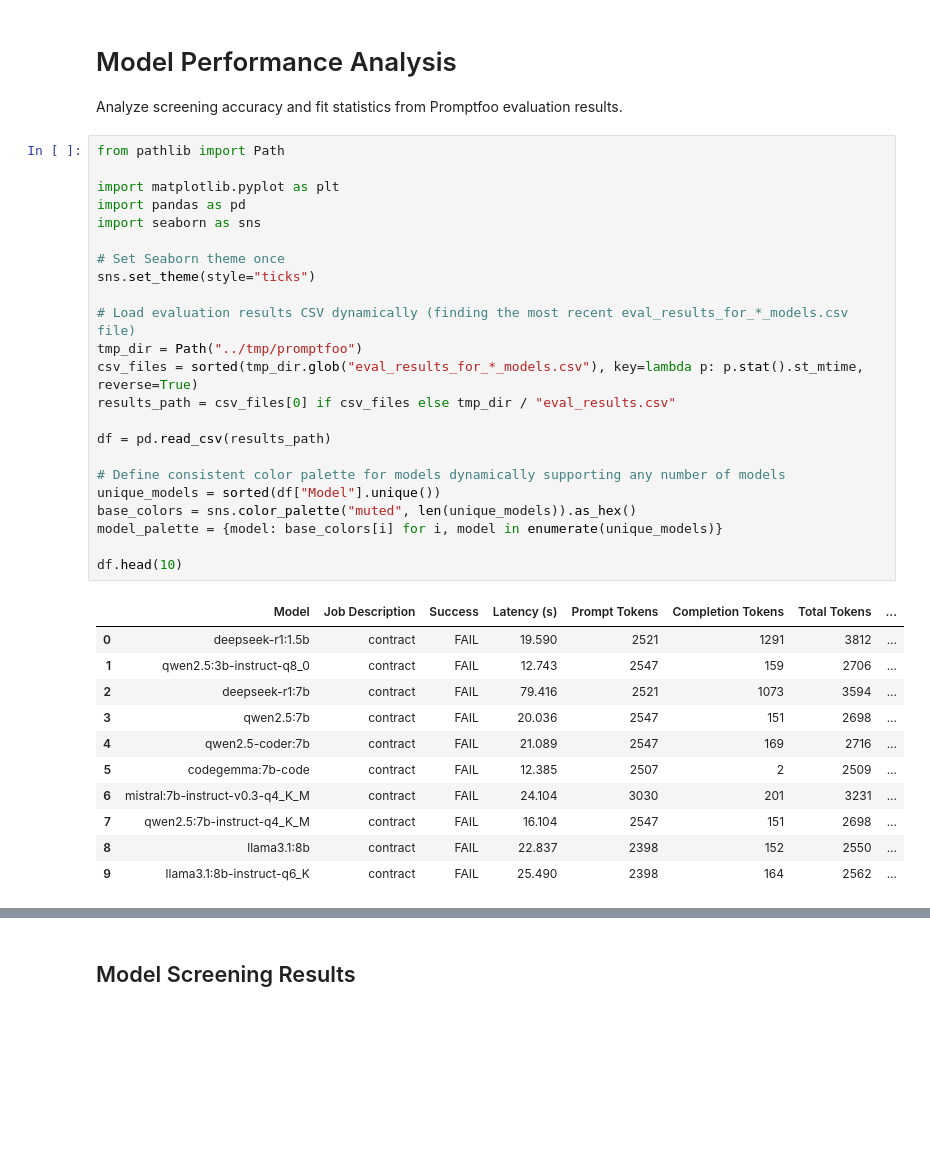
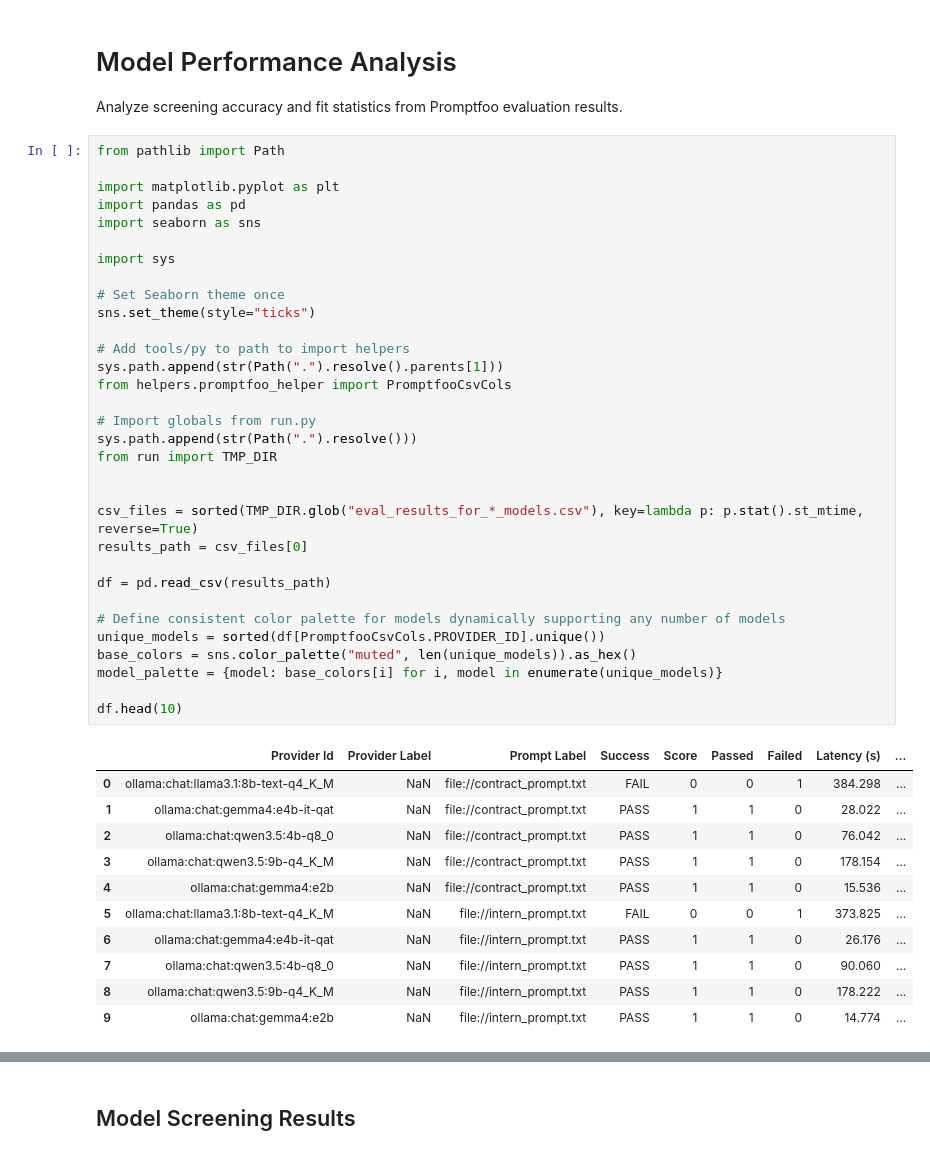
Before and after one commit to kirillstrelkov/job-hunt, a Jupyter notebook: tools/py/job_finder/promptfoo/models_analys.ipynb, the cells around one changed output, grey strips where cells are left out. Saved outputs shown, nothing was run; the diff lists cells and outputs as text; blank space fills up the shorter version.

```diff
--- a/tools/py/job_finder/promptfoo/models_analys.ipynb
+++ b/tools/py/job_finder/promptfoo/models_analys.ipynb
@@ -4,37 +4,46 @@ Analyze screening accuracy and fit statistics from Promptfoo evaluation results.
 # %%
 from pathlib import Path
 
 import matplotlib.pyplot as plt
 import pandas as pd
 import seaborn as sns
 
+import sys
+
 # Set Seaborn theme once
 sns.set_theme(style="ticks")
 
-# Load evaluation results CSV dynamically (finding the most recent eval_results_for_*_models.csv file)
-tmp_dir = Path("../tmp/promptfoo")
-csv_files = sorted(tmp_dir.glob("eval_results_for_*_models.csv"), key=lambda p: p.stat().st_mtime, reverse=True)
-results_path = csv_files[0] if csv_files else tmp_dir / "eval_results.csv"
+# Add tools/py to path to import helpers
+sys.path.append(str(Path(".").resolve().parents[1]))
+from helpers.promptfoo_helper import PromptfooCsvCols
+
+# Import globals from run.py
+sys.path.append(str(Path(".").resolve()))
+from run import TMP_DIR
+
+
+csv_files = sorted(TMP_DIR.glob("eval_results_for_*_models.csv"), key=lambda p: p.stat().st_mtime, reverse=True)
+results_path = csv_files[0]
 
 df = pd.read_csv(results_path)
 
 # Define consistent color palette for models dynamically supporting any number of models
-unique_models = sorted(df["Model"].unique())
+unique_models = sorted(df[PromptfooCsvCols.PROVIDER_ID].unique())
 base_colors = sns.color_palette("muted", len(unique_models)).as_hex()
 model_palette = {model: base_colors[i] for i, model in enumerate(unique_models)}
 
 df.head(10)
 # %% [output]
-|  | Model | Job Description | Success | Latency (s) | Prompt Tokens | Completion Tokens | Total Tokens | ... |
-| 0 | deepseek-r1:1.5b | contract | FAIL | 19.590 | 2521 | 1291 | 3812 | ... |
-| 1 | qwen2.5:3b-instruct-q8_0 | contract | FAIL | 12.743 | 2547 | 159 | 2706 | ... |
-| 2 | deepseek-r1:7b | contract | FAIL | 79.416 | 2521 | 1073 | 3594 | ... |
-| 3 | qwen2.5:7b | contract | FAIL | 20.036 | 2547 | 151 | 2698 | ... |
-| 4 | qwen2.5-coder:7b | contract | FAIL | 21.089 | 2547 | 169 | 2716 | ... |
-| 5 | codegemma:7b-code | contract | FAIL | 12.385 | 2507 | 2 | 2509 | ... |
-| 6 | mistral:7b-instruct-v0.3-q4_K_M | contract | FAIL | 24.104 | 3030 | 201 | 3231 | ... |
-| 7 | qwen2.5:7b-instruct-q4_K_M | contract | FAIL | 16.104 | 2547 | 151 | 2698 | ... |
-| 8 | llama3.1:8b | contract | FAIL | 22.837 | 2398 | 152 | 2550 | ... |
-| 9 | llama3.1:8b-instruct-q6_K | contract | FAIL | 25.490 | 2398 | 164 | 2562 | ... |
+|  | Provider Id | Provider Label | Prompt Label | Success | Score | Passed | Failed | Latency (s) | ... |
+| 0 | ollama:chat:llama3.1:8b-text-q4_K_M | NaN | file://contract_prompt.txt | FAIL | 0 | 0 | 1 | 384.298 | ... |
+| 1 | ollama:chat:gemma4:e4b-it-qat | NaN | file://contract_prompt.txt | PASS | 1 | 1 | 0 | 28.022 | ... |
+| 2 | ollama:chat:qwen3.5:4b-q8_0 | NaN | file://contract_prompt.txt | PASS | 1 | 1 | 0 | 76.042 | ... |
+| 3 | ollama:chat:qwen3.5:9b-q4_K_M | NaN | file://contract_prompt.txt | PASS | 1 | 1 | 0 | 178.154 | ... |
+| 4 | ollama:chat:gemma4:e2b | NaN | file://contract_prompt.txt | PASS | 1 | 1 | 0 | 15.536 | ... |
+| 5 | ollama:chat:llama3.1:8b-text-q4_K_M | NaN | file://intern_prompt.txt | FAIL | 0 | 0 | 1 | 373.825 | ... |
+| 6 | ollama:chat:gemma4:e4b-it-qat | NaN | file://intern_prompt.txt | PASS | 1 | 1 | 0 | 26.176 | ... |
+| 7 | ollama:chat:qwen3.5:4b-q8_0 | NaN | file://intern_prompt.txt | PASS | 1 | 1 | 0 | 90.060 | ... |
+| 8 | ollama:chat:qwen3.5:9b-q4_K_M | NaN | file://intern_prompt.txt | PASS | 1 | 1 | 0 | 178.222 | ... |
+| 9 | ollama:chat:gemma4:e2b | NaN | file://intern_prompt.txt | PASS | 1 | 1 | 0 | 14.774 | ... |
 # %%
 # Generate summary table: Pass, Fail, Total, Success Rate (%)
```
Also changed, not shown: parts of 7 cells of this notebook, 5 other files.
